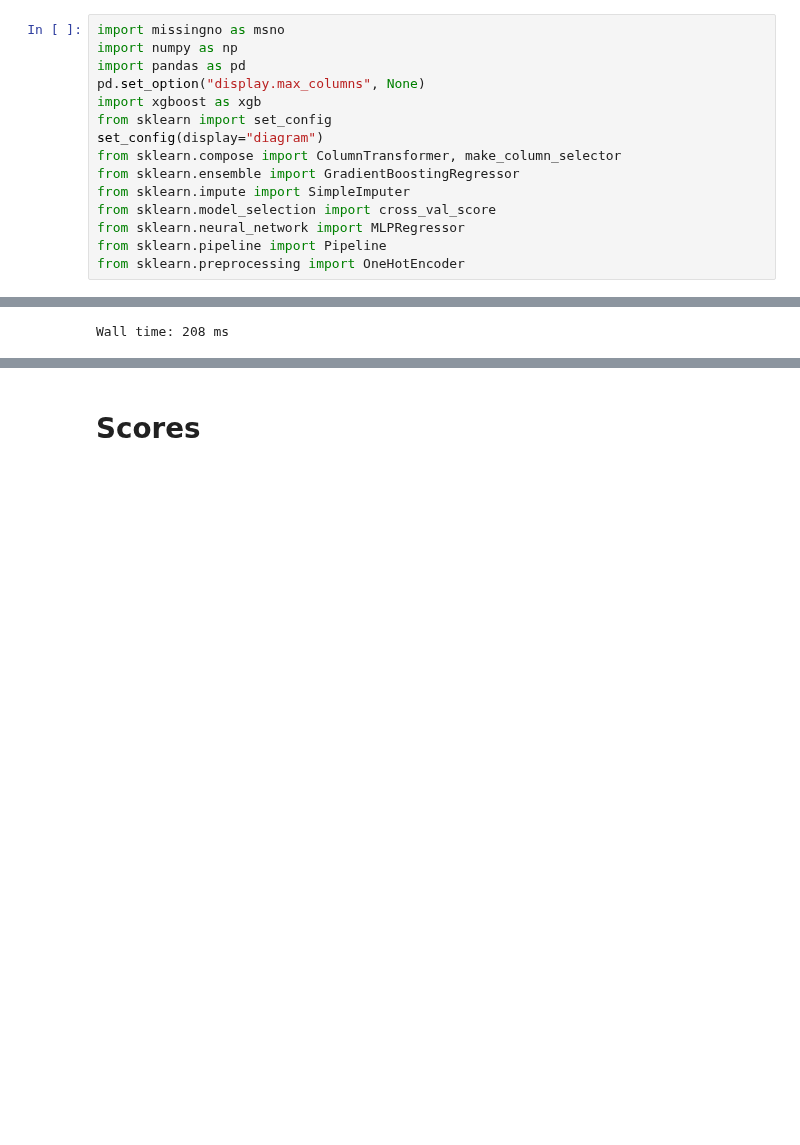
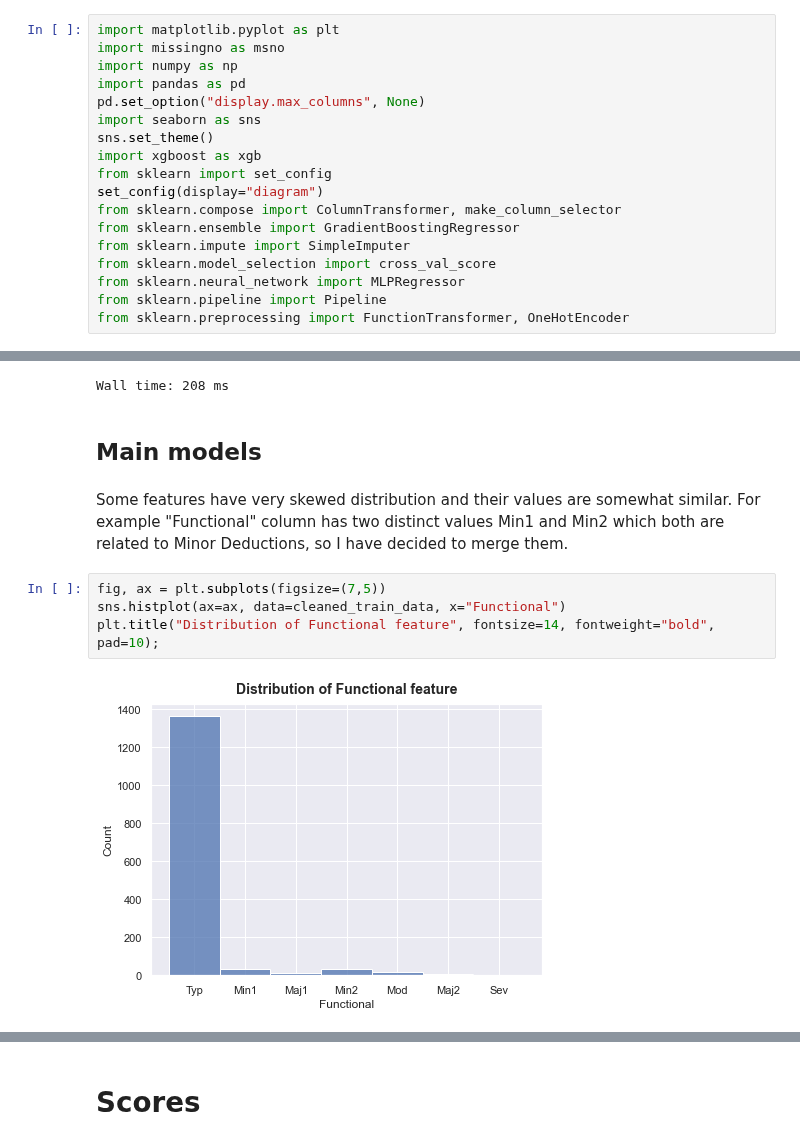
Before and after one commit to Gedas-LT/kaggle-ames-house-prices-boost, a Jupyter notebook: notebook_V2.ipynb, the cells around one changed output, grey strips where cells are left out. Saved outputs shown, nothing was run; the diff lists cells and outputs as text; blank space fills up the shorter version.

```diff
--- a/notebook_V2.ipynb
+++ b/notebook_V2.ipynb
@@ -21,10 +21,13 @@ With 79 explanatory variables describing (almost) every aspect of residential ho
 # %% [markdown]
 # Imports
 # %%
+import matplotlib.pyplot as plt
 import missingno as msno
 import numpy as np
 import pandas as pd
 pd.set_option("display.max_columns", None)
+import seaborn as sns
+sns.set_theme()
 import xgboost as xgb
 from sklearn import set_config
 set_config(display="diagram")
@@ -34,7 +37,7 @@ from sklearn.impute import SimpleImputer
 from sklearn.model_selection import cross_val_score
 from sklearn.neural_network import MLPRegressor
 from sklearn.pipeline import Pipeline
-from sklearn.preprocessing import OneHotEncoder
+from sklearn.preprocessing import FunctionTransformer, OneHotEncoder
 # %% [markdown]
 # Data preparation
 # %%
@@ -173,3 +176,13 @@ output = pd.DataFrame({"Id": test_data["Id"], "SalePrice": xgb_base_predictions}
 output.to_csv("submissions/xgb_base_predictions.csv", index=False)
 # %% [output]
 Wall time: 208 ms
+# %% [markdown]
+## Main models
+# %% [markdown]
+Some features have very skewed distribution and their values are somewhat similar. For example "Functional" column has two distinct values Min1 and Min2 which both are related to Minor Deductions, so I have decided to merge them.
+# %%
+fig, ax = plt.subplots(figsize=(7,5))
+sns.histplot(ax=ax, data=cleaned_train_data, x="Functional")
+plt.title("Distribution of Functional feature", fontsize=14, fontweight="bold", pad=10);
+# %% [output]
+[figure, added]
```
Also changed, not shown: parts of 24 cells of this notebook, 3 other files.
